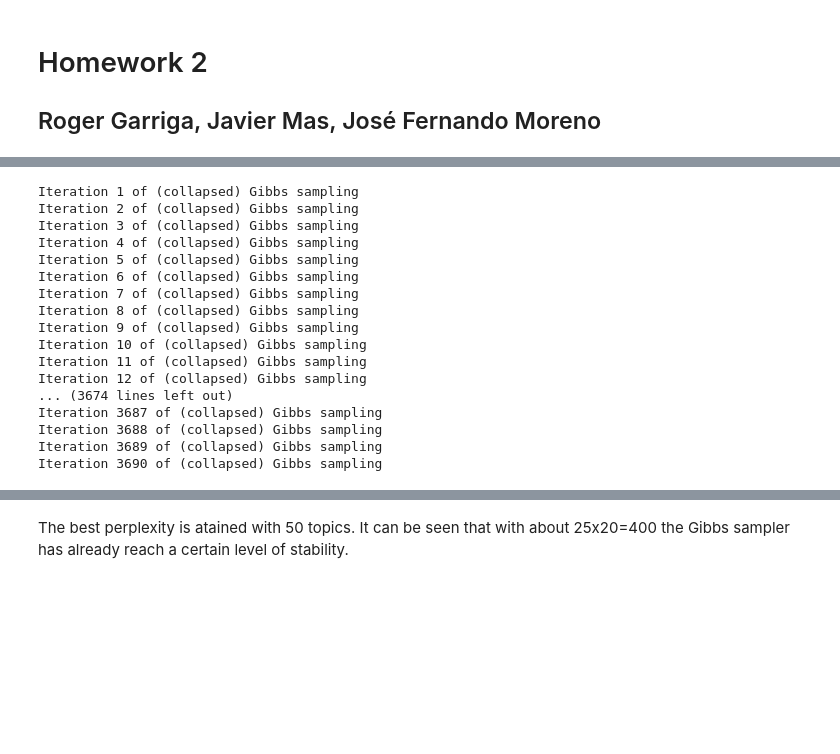
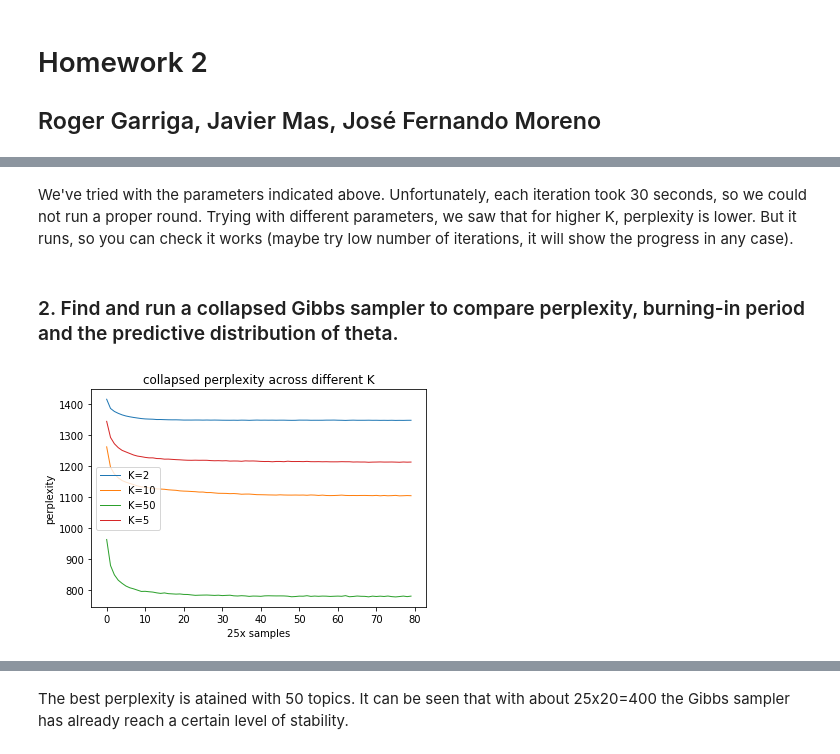
Before and after one commit to Icedgarr/Text-Mining, a Jupyter notebook: reporthw2.ipynb, the cells around one changed output, grey strips where cells are left out. Saved outputs shown, nothing was run; the diff lists cells and outputs as text; code cells hidden in the pictures; blank space fills up the shorter version.

```diff
--- a/reporthw2.ipynb
+++ b/reporthw2.ipynb
@@ -20,0 +25,29 @@ import matplotlib.pyplot as plt
+# %%
+path = "/home/roger/Desktop/BGSE/courses/14D010 Text Mining for Social Sciences/Text-Mining/hw1"
+data = pd.read_table(path+"speech_data_extend.txt",encoding="utf-8")
+data = data.loc[data['year']>=1946]
+data = data.reset_index()
+
+def data_preparation(data):
+    prep_data = data.apply(lambda row: #tokenize
+                            word_tokenize(row['speech'].lower()), axis=1)
+    stop_w=set(stopwords.words('english')) #stopwords
+    for i in range(len(prep_data)): #non-alphanumeric characters
+        prep_data[i] = [w for w in prep_data[i] if w not in stop_w and w.isalpha()]
+    stemmer = PorterStemmer() #Create a stemmer object
+    for i in range(len(prep_data)): #Stem the data
+        prep_data[i] = [stemmer.stem(elem) for elem in prep_data[i]]
+    unique_words = np.unique([word for doc in prep_data for word in doc]).tolist() #List of unique words
+    D = len(prep_data)
+    V = len(unique_words)
+    X = np.zeros((D,V)) #The document-term matrix
+    N = 0
+    for i in range(D):
+        N = N + len(prep_data[i])
+        aux_words_d = list(set(prep_data[i]))
+        for j in range(len(aux_words_d)):
+            X[i,unique_words.index(aux_words_d[j])] = prep_data[i].count(aux_words_d[j])
+    X = csr_matrix(X.astype(int))
+    return prep_data, unique_words, X, N
+
+prep_data, unique_words, X, N = data_preparation(data)
@@ -21,2 +155,6 @@ import matplotlib.pyplot as plt
+# %% [markdown]
+We've tried with the parameters indicated above. Unfortunately, each iteration took 30 seconds, so we could not run a proper round. Trying with different parameters, we saw that for higher K, perplexity is lower. But it runs, so you can check it works (maybe try low number of iterations, it will show the progress in any case).
+# %% [markdown]
+### 2. Find and run a collapsed Gibbs sampler to compare perplexity, burning-in period and the predictive distribution of theta.
 # %%
 path = "/home/roger/Desktop/BGSE/courses/14D010 Text Mining for Social Sciences/Text-Mining/hw1"
@@ -76,43 +213,27 @@ prep_data=tok_stem_data(data)
 # %%
 perps = {}
 K = [2,5,10,50]
-for k in [2,5,10,50]:
+for k in K:
 
-    Col_Gibbs = tpm.LDA.LDAGibbs(prep_data,50)
+    Col_Gibbs = tpm.LDA.LDAGibbs(prep_data,k)
     burn_samples = 0
     jumps = 25
-    used_samples = 150
+    used_samples = 80
 
     Col_Gibbs.sample(burn_samples,jumps,used_samples)
 
     perp_coll = Col_Gibbs.perplexity()
 
     perps[str((k,Col_Gibbs.alpha,0.0241))] = perp_coll
-# %% [output]
-Iteration 1 of (collapsed) Gibbs sampling
-Iteration 2 of (collapsed) Gibbs sampling
-Iteration 3 of (collapsed) Gibbs sampling
-Iteration 4 of (collapsed) Gibbs sampling
-Iteration 5 of (collapsed) Gibbs sampling
-Iteration 6 of (collapsed) Gibbs sampling
-Iteration 7 of (collapsed) Gibbs sampling
-Iteration 8 of (collapsed) Gibbs sampling
-Iteration 9 of (collapsed) Gibbs sampling
-Iteration 10 of (collapsed) Gibbs sampling
-Iteration 11 of (collapsed) Gibbs sampling
-Iteration 12 of (collapsed) Gibbs sampling
-... (3674 lines left out)
-Iteration 3687 of (collapsed) Gibbs sampling
-Iteration 3688 of (collapsed) Gibbs sampling
-Iteration 3689 of (collapsed) Gibbs sampling
-Iteration 3690 of (collapsed) Gibbs sampling
 # %%
-a = [10,2,5,50]
+a = [2,10,50,5]
 i = 0
 for item in perps:
     plt.plot(perps[item], lw = 1., label = 'K='+str(a[i]))
     plt.legend()
     plt.ylabel('perplexity')
     plt.xlabel('25x samples')
-    plt.title('perplexity across different K')
+    plt.title('collapsed perplexity across different K')
     i+=1
+# %% [output]
+[figure, added]
```
Also changed, not shown: parts of 31 cells of this notebook, 4 other files.
